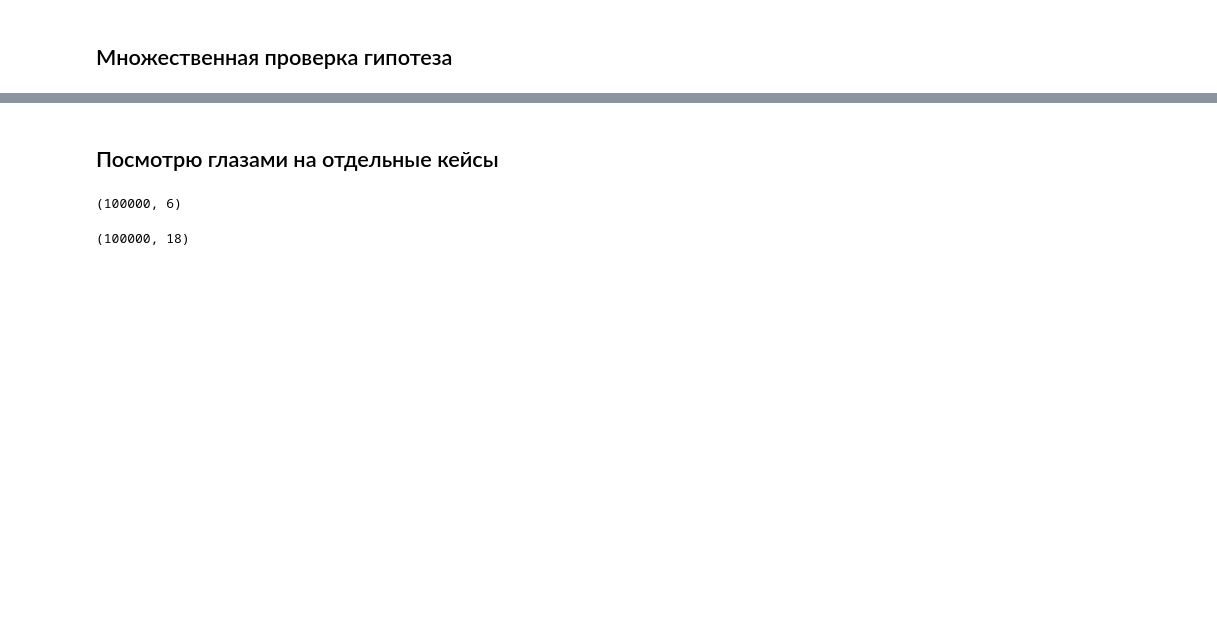
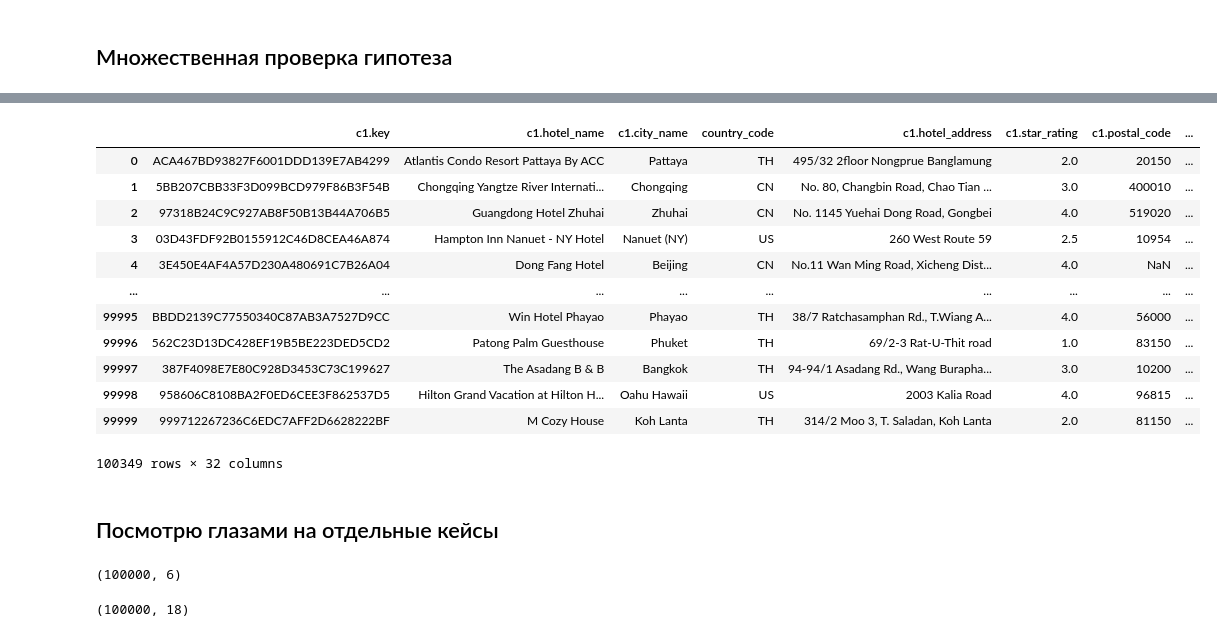
Before and after one commit to Falconwatch/cybersec_ht, a Jupyter notebook: Statistical_method.ipynb, the cells around one changed output, grey strips where cells are left out. Cells and saved outputs as stored; diff of their text form; code cells hidden in the pictures; blank space fills up the shorter version.

```diff
--- a/Statistical_method.ipynb
+++ b/Statistical_method.ipynb
@@ -198,11 +242,27 @@ Name: 21591, dtype: object
 # %%
-full_data["multitest_result"] = full_data.apply(lambda x: multipletests(x[percentiles_fields].values, alpha=0.01), axis=1)
+full_data["multitest_result"] = full_data.apply(lambda x: multipletests(x[percentiles_fields].values, alpha=0.1), axis=1)
 # %%
 import numpy as np
 # %%
 full_data["multitest_rejected_ratio"] = full_data["multitest_result"].apply(lambda x: np.mean(x[0]))
 # %%
 full_data.drop("multitest_result", axis=1).to_excel("full_data.xlsx")
+# %%
+full_data
+# %% [output]
+|  | c1.key | c1.hotel_name | c1.city_name | country_code | c1.hotel_address | c1.star_rating | c1.postal_code | ... |
+| 0 | ACA467BD93827F6001DDD139E7AB4299 | Atlantis Condo Resort Pattaya By ACC | Pattaya | TH | 495/32 2floor Nongprue Banglamung | 2.0 | 20150 | ... |
+| 1 | 5BB207CBB33F3D099BCD979F86B3F54B | Chongqing Yangtze River Internati... | Chongqing | CN | No. 80, Changbin Road, Chao Tian ... | 3.0 | 400010 | ... |
+| 2 | 97318B24C9C927AB8F50B13B44A706B5 | Guangdong Hotel Zhuhai | Zhuhai | CN | No. 1145 Yuehai Dong Road, Gongbei | 4.0 | 519020 | ... |
+| 3 | 03D43FDF92B0155912C46D8CEA46A874 | Hampton Inn Nanuet - NY Hotel | Nanuet (NY) | US | 260 West Route 59 | 2.5 | 10954 | ... |
+| 4 | 3E450E4AF4A57D230A480691C7B26A04 | Dong Fang Hotel | Beijing | CN | No.11 Wan Ming Road, Xicheng Dist... | 4.0 | NaN | ... |
+| ... | ... | ... | ... | ... | ... | ... | ... | ... |
+| 99995 | BBDD2139C77550340C87AB3A7527D9CC | Win Hotel Phayao | Phayao | TH | 38/7 Ratchasamphan Rd., T.Wiang A... | 4.0 | 56000 | ... |
+| 99996 | 562C23D13DC428EF19B5BE223DED5CD2 | Patong Palm Guesthouse | Phuket | TH | 69/2-3 Rat-U-Thit road | 1.0 | 83150 | ... |
+| 99997 | 387F4098E7E80C928D3453C73C199627 | The Asadang B & B | Bangkok | TH | 94-94/1 Asadang Rd., Wang Burapha... | 3.0 | 10200 | ... |
+| 99998 | 958606C8108BA2F0ED6CEE3F862537D5 | Hilton Grand Vacation at Hilton H... | Oahu Hawaii | US | 2003 Kalia Road | 4.0 | 96815 | ... |
+| 99999 | 999712267236C6EDC7AFF2D6628222BF | M Cozy House | Koh Lanta | TH | 314/2 Moo 3, T. Saladan, Koh Lanta | 2.0 | 81150 | ... |
+100349 rows × 32 columns
 # %% [markdown]
 ## Посмотрю глазами на отдельные кейсы
 # %%
```
Also changed, not shown: parts of 12 cells of this notebook.
